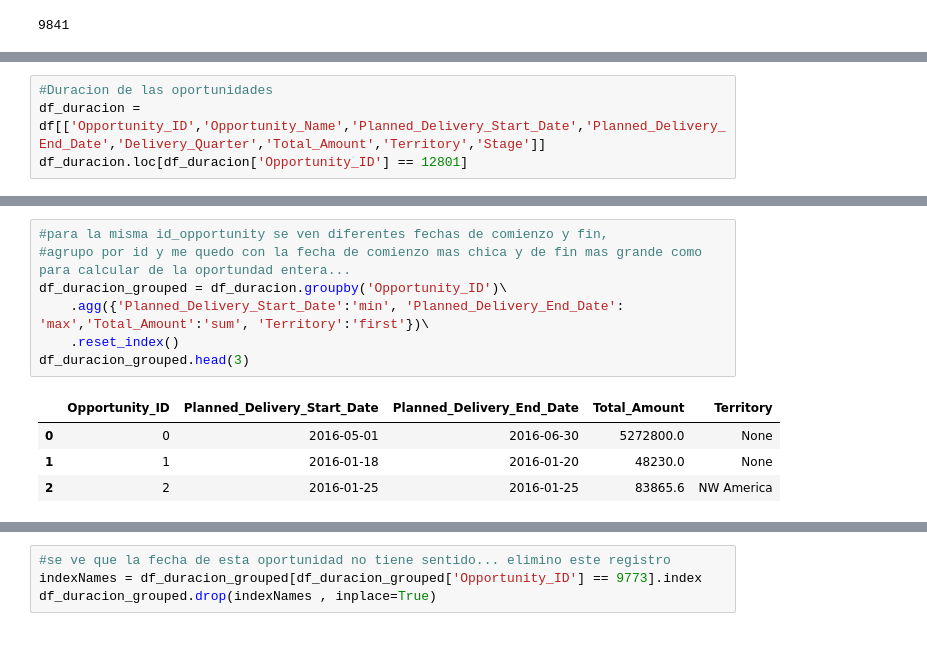
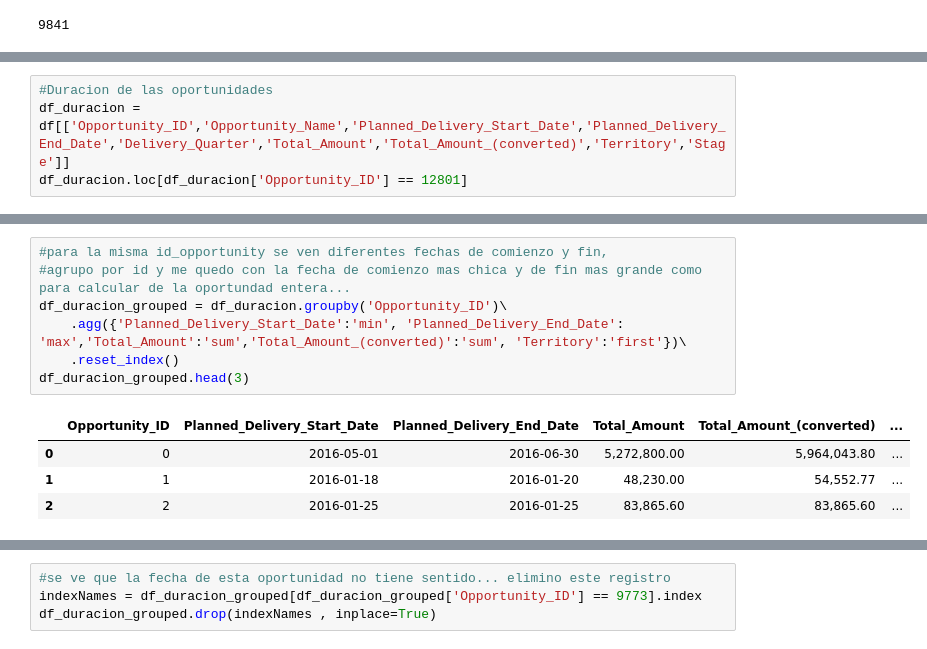
Before and after one commit to germanbc/Organizacion-de-Datos-2c2020-TP1, a Jupyter notebook: TP1-Antonella.ipynb, the cells around one changed output, grey strips where cells are left out. Drawn from its saved outputs; the diff is of its cells as text.

```diff
--- a/TP1-Antonella.ipynb
+++ b/TP1-Antonella.ipynb
@@ -143,6 +171,6 @@ df['Opportunity_ID'].nunique()
 # %%
 #Duracion de las oportunidades
-df_duracion = df[['Opportunity_ID','Opportunity_Name','Planned_Delivery_Start_Date','Planned_Delivery_End_Date','Delivery_Quarter','Total_Amount','Territory','Stage']]
+df_duracion = df[['Opportunity_ID','Opportunity_Name','Planned_Delivery_Start_Date','Planned_Delivery_End_Date','Delivery_Quarter','Total_Amount','Total_Amount_(converted)','Territory','Stage']]
 df_duracion.loc[df_duracion['Opportunity_ID'] == 12801]
 # %% [output]
 |  | Opportunity_ID | Opportunity_Name | Planned_Delivery_Start_Date | Planned_Delivery_End_Date | Delivery_Quarter | ... |
@@ -152,15 +180,15 @@ df_duracion.loc[df_duracion['Opportunity_ID'] == 12801]
 # %%
 #para la misma id_opportunity se ven diferentes fechas de comienzo y fin,
 #agrupo por id y me quedo con la fecha de comienzo mas chica y de fin mas grande como para calcular de la oportundad entera...
 df_duracion_grouped = df_duracion.groupby('Opportunity_ID')\
-    .agg({'Planned_Delivery_Start_Date':'min', 'Planned_Delivery_End_Date': 'max','Total_Amount':'sum', 'Territory':'first'})\
+    .agg({'Planned_Delivery_Start_Date':'min', 'Planned_Delivery_End_Date': 'max','Total_Amount':'sum','Total_Amount_(converted)':'sum', 'Territory':'first'})\
     .reset_index()
 df_duracion_grouped.head(3)
 # %% [output]
-|  | Opportunity_ID | Planned_Delivery_Start_Date | Planned_Delivery_End_Date | Total_Amount | Territory |
-| 0 | 0 | 2016-05-01 | 2016-06-30 | 5272800.0 | None |
-| 1 | 1 | 2016-01-18 | 2016-01-20 | 48230.0 | None |
-| 2 | 2 | 2016-01-25 | 2016-01-25 | 83865.6 | NW America |
+|  | Opportunity_ID | Planned_Delivery_Start_Date | Planned_Delivery_End_Date | Total_Amount | Total_Amount_(converted) | ... |
+| 0 | 0 | 2016-05-01 | 2016-06-30 | 5,272,800.00 | 5,964,043.80 | ... |
+| 1 | 1 | 2016-01-18 | 2016-01-20 | 48,230.00 | 54,552.77 | ... |
+| 2 | 2 | 2016-01-25 | 2016-01-25 | 83,865.60 | 83,865.60 | ... |
 # %%
 #calculo la duracion del proyecto en dias
 df_duracion_grouped['Opportunity_duration'] = df_duracion_grouped['Planned_Delivery_End_Date'] - df_duracion_grouped['Planned_Delivery_Start_Date']
```
Also changed, not shown: parts of 13 cells of this notebook.
